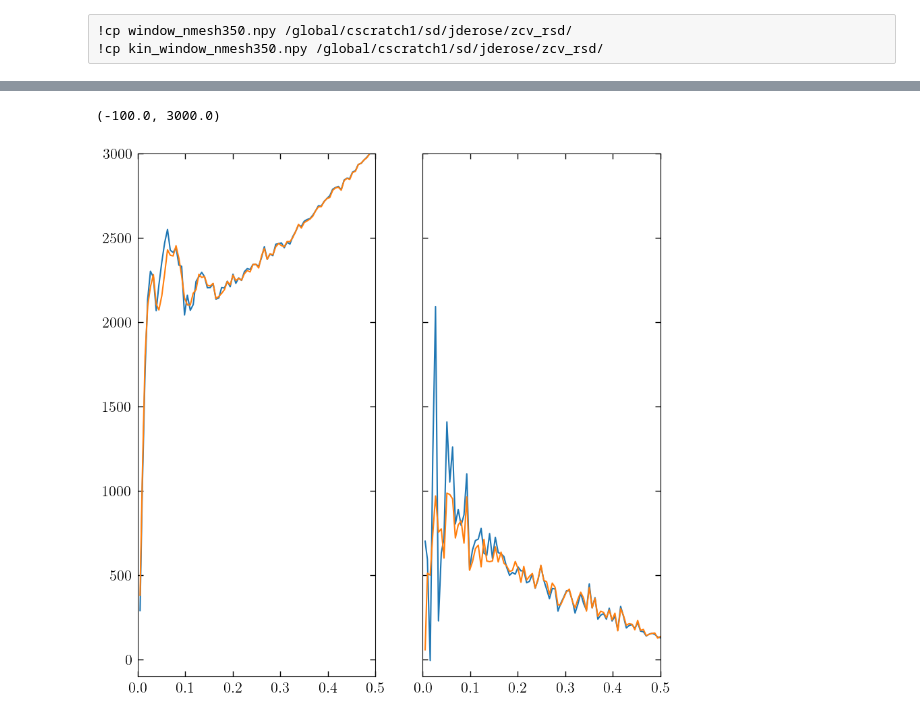
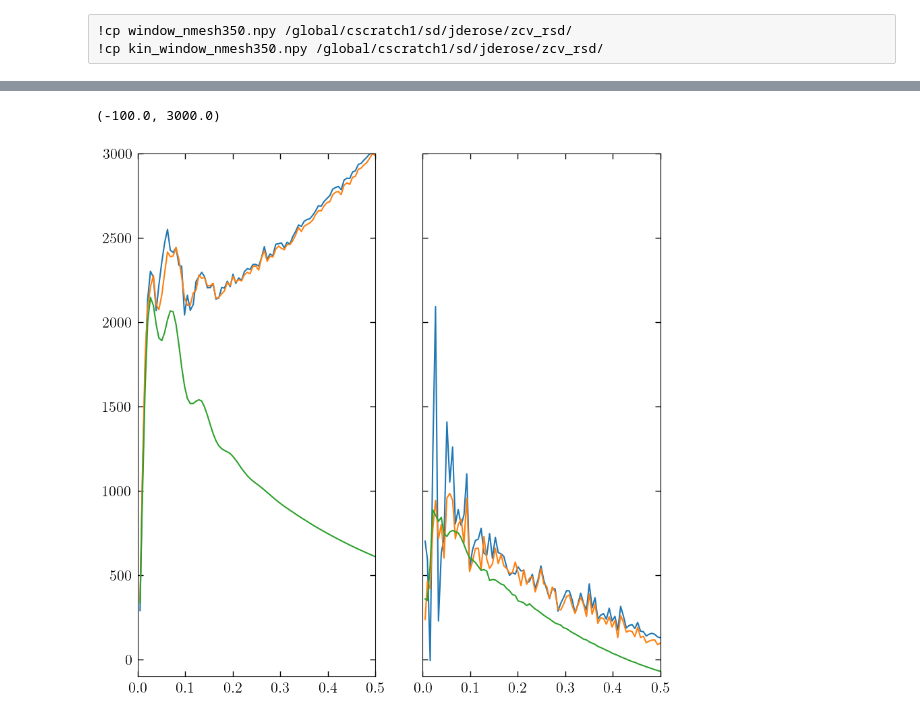
Before and after one commit to j-dr/anzu, a Jupyter notebook: notebooks/zcv_example.ipynb, the cells around one changed output, grey strips where cells are left out. Saved outputs shown, nothing was run; the diff lists cells and outputs as text; code cells hidden in the pictures.

```diff
--- a/notebooks/zcv_example.ipynb
+++ b/notebooks/zcv_example.ipynb
@@ -773,11 +1021,13 @@ ax[0].set_xlim([0, 0.5])
 # %%
 f, ax = plt.subplots(1, 2, sharex=True, sharey=True)
 
 for ell in range(2):
     ax[ell].plot(k, k * pk_tt_poles[0,ell,:])
     ax[ell].plot(k, k * pk_nn_betasmooth[ell,:])
+    ax[ell].plot(k, k * pk_zenbu[ell,:])
+
 ax[0].set_xlim([0, 0.5])
 ax[0].set_ylim([-100, 3000])
 # %% [output]
 (-100.0, 3000.0)
-[figure, old version]
+[figure, new version]
```
Also changed, not shown: parts of 5 cells of this notebook.
